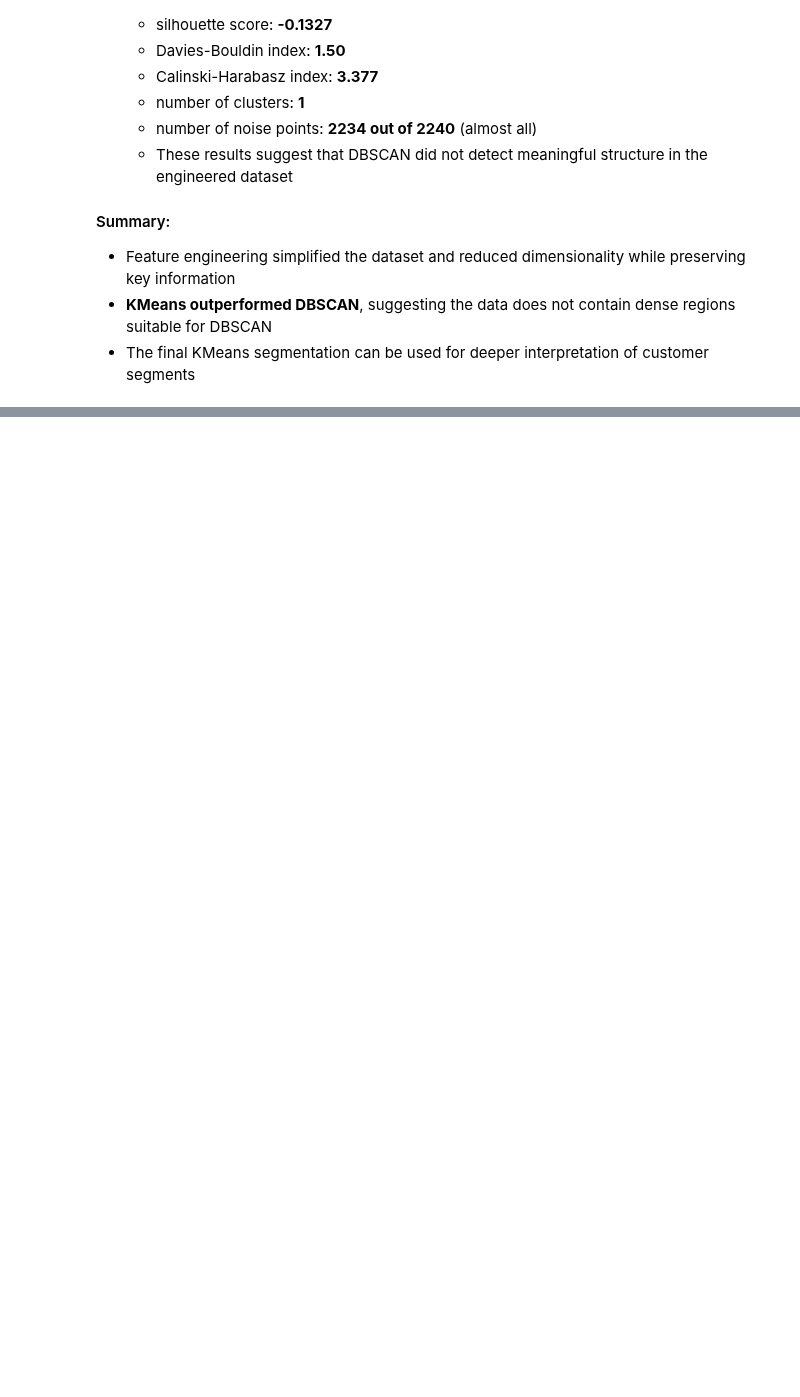
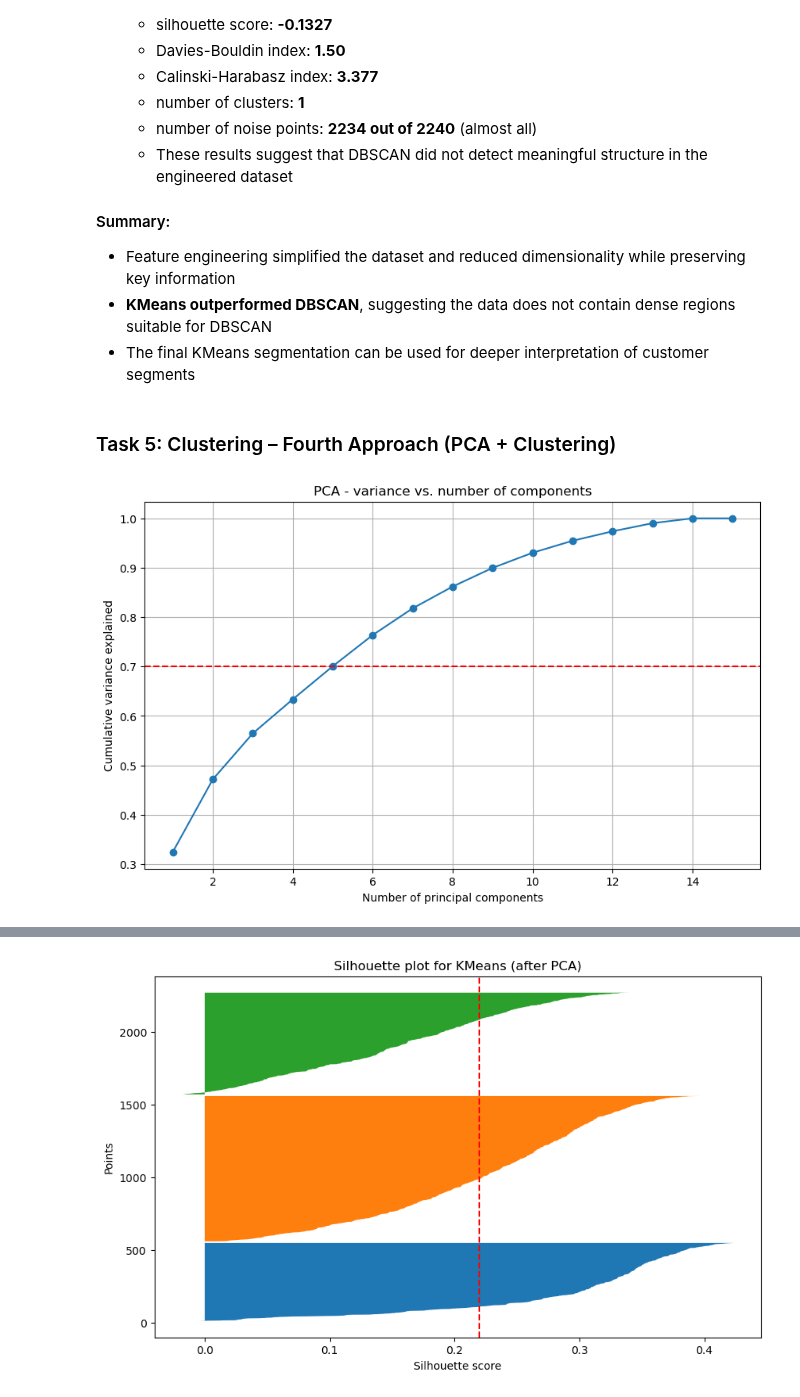
Before and after one commit to lukassso/python-mini-projects, a Jupyter notebook: machine-learning/unsupervised_clustering_project/customer_segmentation_scikit_learn.ipynb, the cells around one changed output, grey strips where cells are left out. Saved outputs shown, nothing was run; the diff lists cells and outputs as text; code cells hidden in the pictures; blank space fills up the shorter version.

Commit message:
ml-segmentation: pca + clustering, best results with KMeans on reduced data

```diff
--- a/machine-learning/unsupervised_clustering_project/customer_segmentation_scikit_learn.ipynb
+++ b/machine-learning/unsupervised_clustering_project/customer_segmentation_scikit_learn.ipynb
@@ -425,3 +440,76 @@ plt.show()
 - Feature engineering simplified the dataset and reduced dimensionality while preserving key information
 - **KMeans outperformed DBSCAN**, suggesting the data does not contain dense regions suitable for DBSCAN
 - The final KMeans segmentation can be used for deeper interpretation of customer segments
+# %% [markdown]
+### Task 5: Clustering – Fourth Approach (PCA + Clustering)
+# %%
+# PCA + clustering
+total_features = df_reduced_scaled.shape[1]
+explained_variance = []
+
+for i in range(1, total_features + 1):
+    pca = PCA(n_components=i)
+    pca.fit(df_reduced_scaled)
+    explained_variance.append(np.sum(pca.explained_variance_ratio_))
+
+plt.figure(figsize=(10, 6))
+plt.plot(range(1, total_features + 1), explained_variance, marker='o')
+plt.axhline(y=0.7, color='r', linestyle='--')
+plt.xlabel("Number of principal components")
+plt.ylabel("Cumulative variance explained")
+plt.title("PCA - variance vs. number of components")
+plt.grid()
+plt.show()
+
+# PCA transformation: 9 components explain ~70% variance
+pca_final = PCA(n_components=9)
+df_pca_final = pca_final.fit_transform(df_reduced_scaled)
+
+# KMeans clustering on PCA-reduced data
+kmeans_pca = KMeans(n_clusters=3, n_init=10)
+kmeans_labels = kmeans_pca.fit_predict(df_pca_final)
+kmeans_sil = silhouette_score(df_pca_final, kmeans_labels)
+kmeans_db = davies_bouldin_score(df_pca_final, kmeans_labels)
+kmeans_ch = calinski_harabasz_score(df_pca_final, kmeans_labels)
+
+print("\nPCA + KMeans")
+print("Silhouette:", kmeans_sil)
+print("DB index:", kmeans_db)
+print("CH index:", kmeans_ch)
+
+# DBSCAN clustering on PCA-reduced data
+dbscan_pca = DBSCAN(eps=0.9, min_samples=5)
+dbscan_labels = dbscan_pca.fit_predict(df_pca_final)
+n_clusters_db = len(set(dbscan_labels)) - (1 if -1 in dbscan_labels else 0)
+n_noise_db = list(dbscan_labels).count(-1)
+dbscan_sil = silhouette_score(df_pca_final, dbscan_labels)
+dbscan_db = davies_bouldin_score(df_pca_final, dbscan_labels)
+dbscan_ch = calinski_harabasz_score(df_pca_final, dbscan_labels)
+
+print("\nPCA + DBSCAN")
+print("Clusters:", n_clusters_db)
+print("Noise points:", n_noise_db)
+print("Silhouette:", dbscan_sil)
+print("DB index:", dbscan_db)
+print("CH index:", dbscan_ch)
+
+# Silhouette plot for KMeans after PCA
+sil_vals_pca_km = silhouette_samples(df_pca_final, kmeans_labels)
+plt.figure(figsize=(10, 6))
+y_lower = 10
+
+for i in range(3):
+    cluster_sil_vals = sil_vals_pca_km[kmeans_labels == i]
+    cluster_sil_vals.sort()
+    size_cluster_i = cluster_sil_vals.shape[0]
+    y_upper = y_lower + size_cluster_i
+    plt.fill_betweenx(np.arange(y_lower, y_upper), 0, cluster_sil_vals)
+    y_lower = y_upper + 10
+
+plt.axvline(x=np.mean(sil_vals_pca_km), color="red", linestyle="--")
+plt.xlabel("Silhouette score")
+plt.ylabel("Points")
+plt.title("Silhouette plot for KMeans (after PCA)")
+plt.show()
+# %% [output]
+[figure, added]
@@ -427,0 +527 @@ plt.show()
+[figure, added]
```
Also changed, not shown: parts of 4 cells of this notebook.
